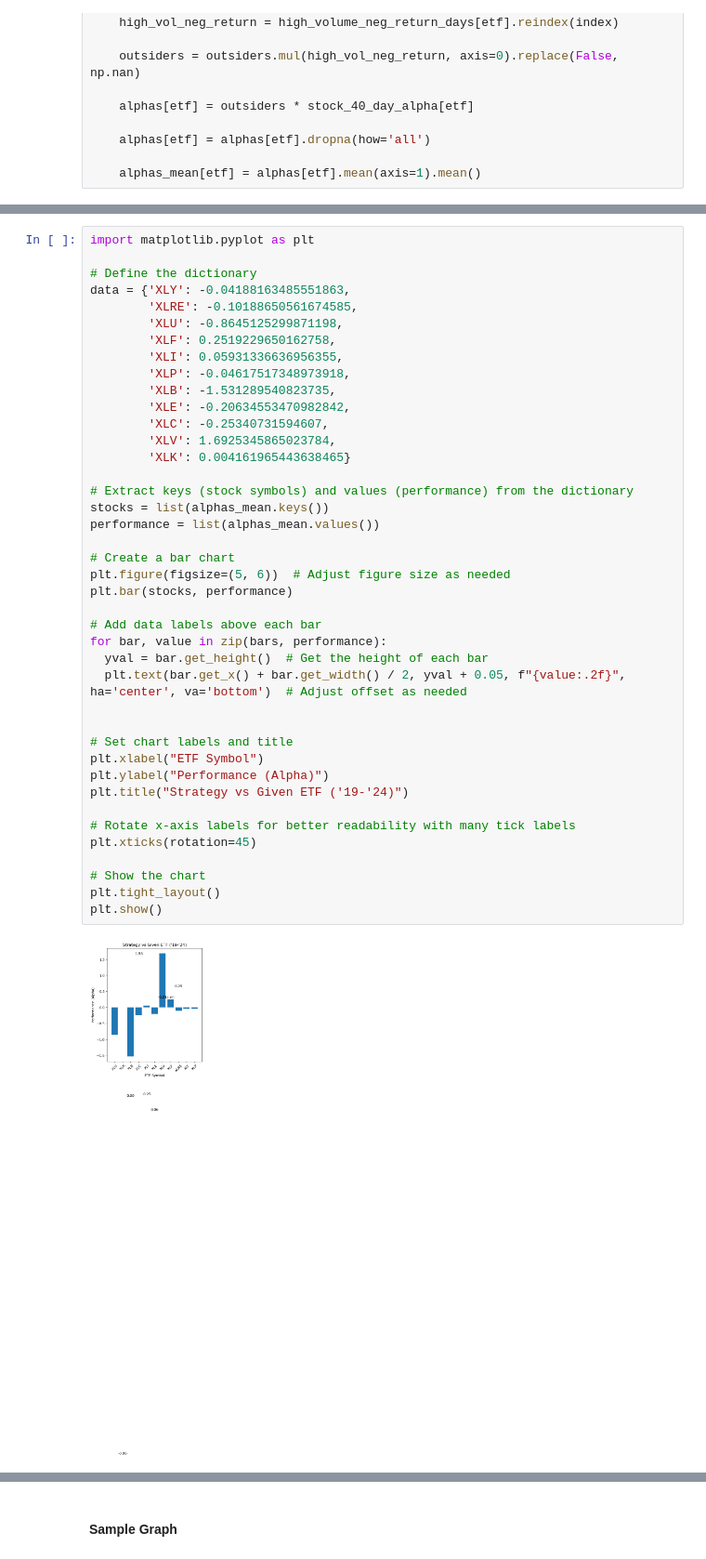
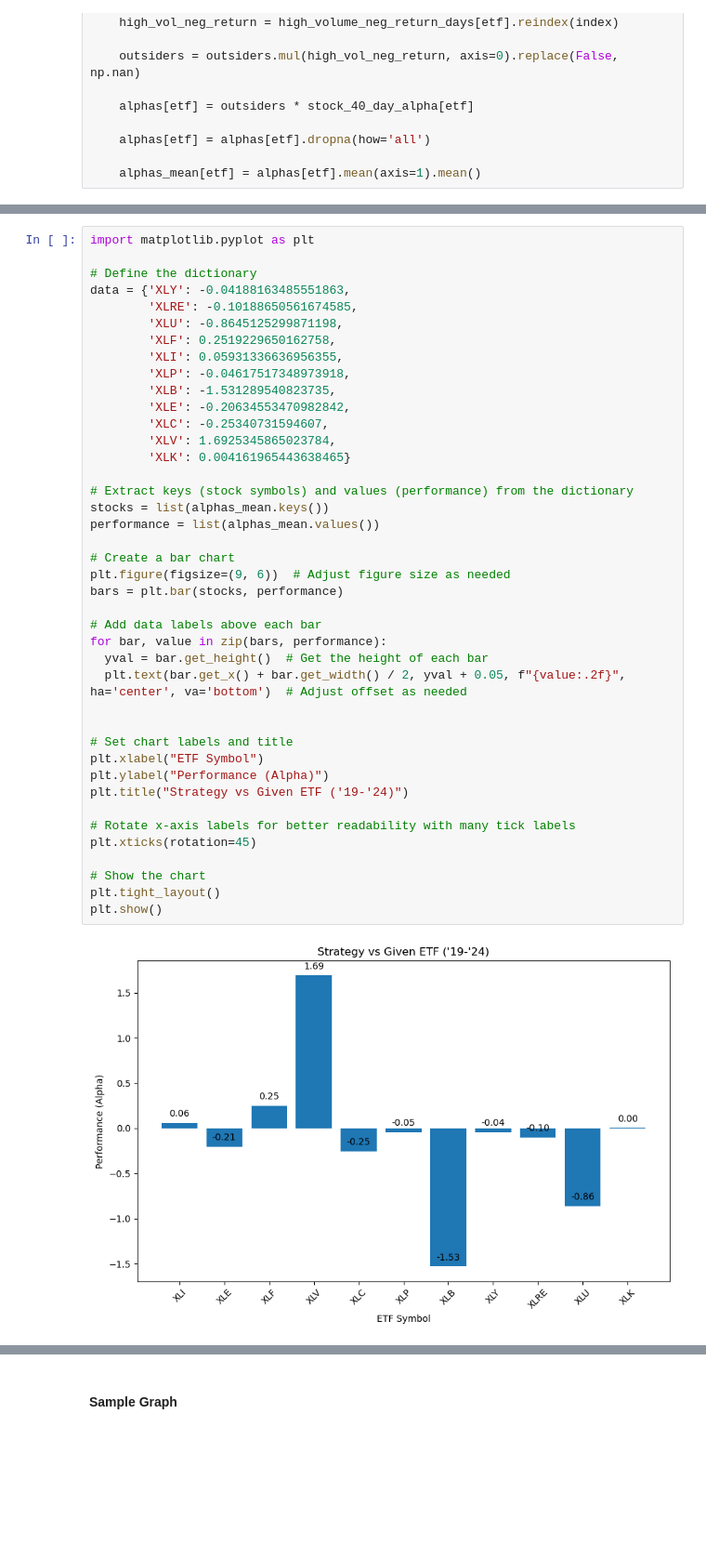
Before and after one commit to samsonajohnson/seeking-thunder, a Jupyter notebook: portfolio-strategy.ipynb, the cells around one changed output, grey strips where cells are left out. Shown at 93% size. Drawn from its saved outputs; the diff is of its cells as text; blank space fills up the shorter version.

Commit message:
adding polished graphs - cleaning up

```diff
--- a/portfolio-strategy.ipynb
+++ b/portfolio-strategy.ipynb
@@ -220,33 +223,33 @@ data = {'XLY': -0.04188163485551863,
         'XLB': -1.531289540823735,
         'XLE': -0.20634553470982842,
         'XLC': -0.25340731594607,
         'XLV': 1.6925345865023784,
         'XLK': 0.004161965443638465}
 
 # Extract keys (stock symbols) and values (performance) from the dictionary
 stocks = list(alphas_mean.keys())
 performance = list(alphas_mean.values())
 
 # Create a bar chart
-plt.figure(figsize=(5, 6))  # Adjust figure size as needed
-plt.bar(stocks, performance)
+plt.figure(figsize=(9, 6))  # Adjust figure size as needed
+bars = plt.bar(stocks, performance)
 
 # Add data labels above each bar
 for bar, value in zip(bars, performance):
   yval = bar.get_height()  # Get the height of each bar
   plt.text(bar.get_x() + bar.get_width() / 2, yval + 0.05, f"{value:.2f}", ha='center', va='bottom')  # Adjust offset as needed
 
 
 # Set chart labels and title
 plt.xlabel("ETF Symbol")
 plt.ylabel("Performance (Alpha)")
 plt.title("Strategy vs Given ETF ('19-'24)")
 
 # Rotate x-axis labels for better readability with many tick labels
 plt.xticks(rotation=45)
 
 # Show the chart
 plt.tight_layout()
 plt.show()
 # %% [output]
-[figure, old version]
+[figure, new version]
```
Also changed, not shown: parts of 9 cells of this notebook.
